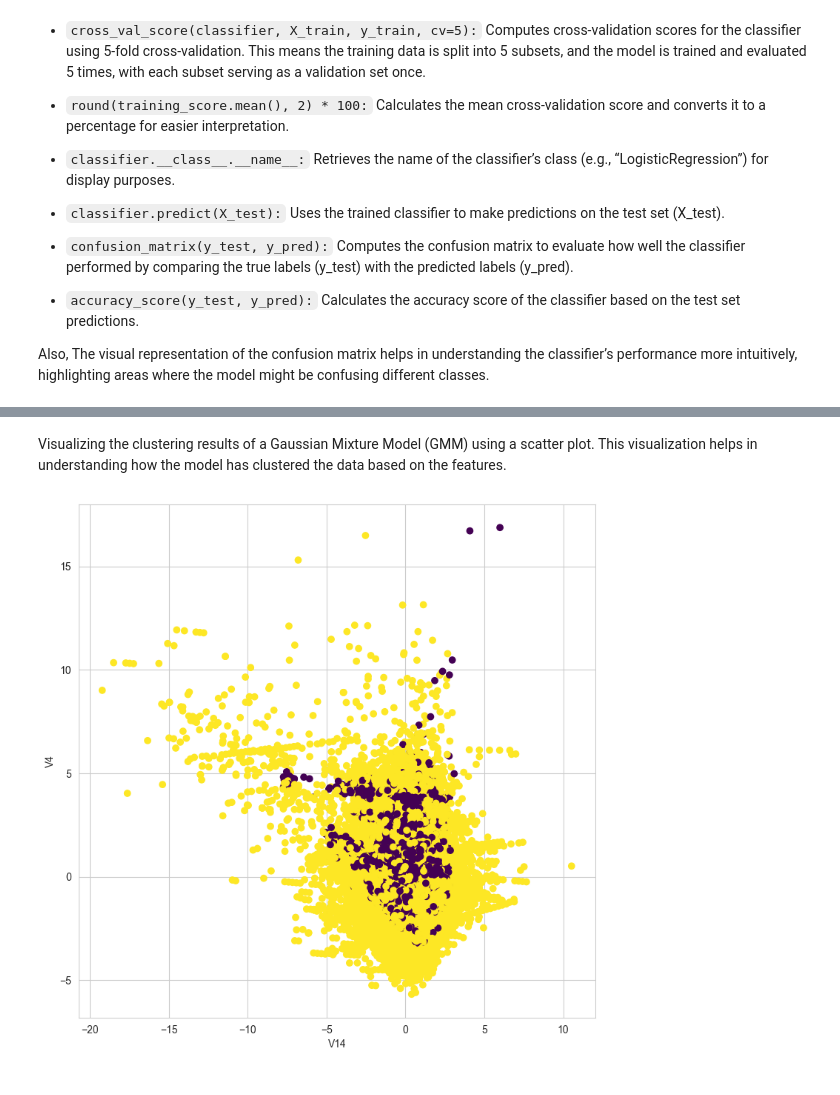
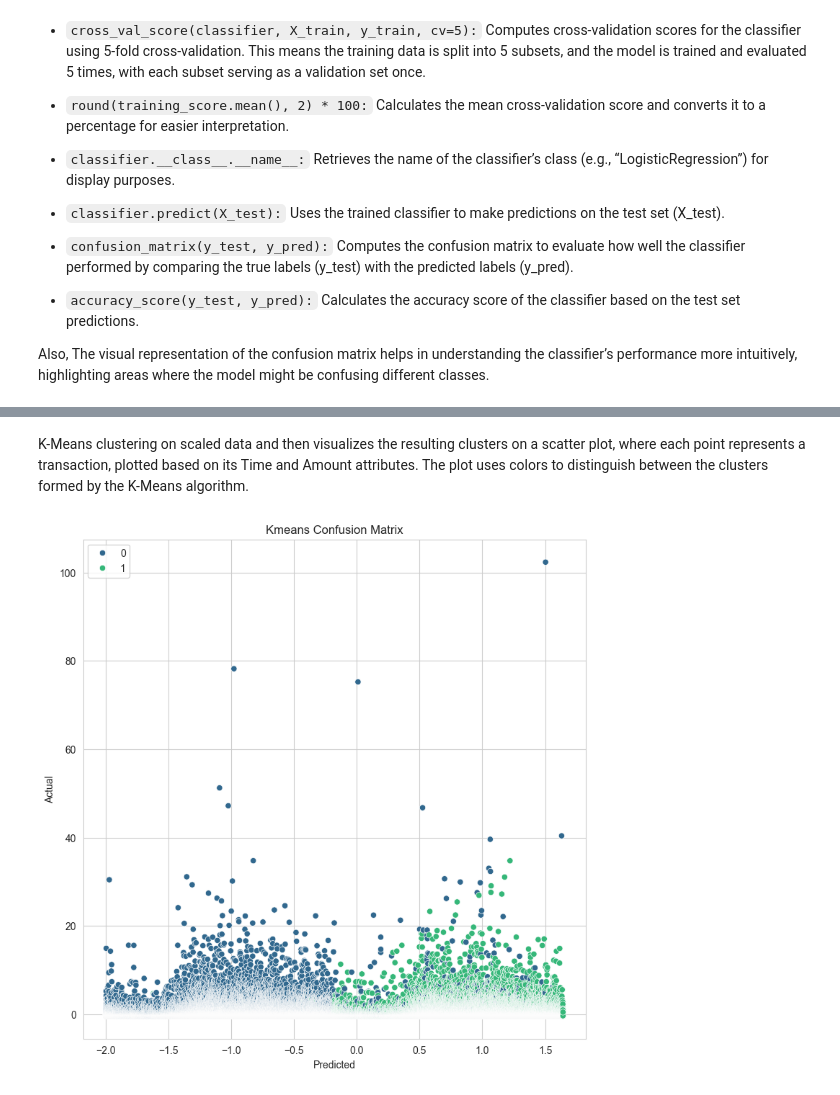
Before and after one commit to knetic0/gaihub-ml-project--1, a Jupyter notebook: gaihub_ml_notebook.ipynb, the cells around one changed output, grey strips where cells are left out. Saved outputs shown, nothing was run; the diff lists cells and outputs as text; code cells hidden in the pictures.

```diff
--- a/gaihub_ml_notebook.ipynb
+++ b/gaihub_ml_notebook.ipynb
@@ -367,10 +328,20 @@ Posibility:  [[0.00000000e+00 1.00000000e+00]
-# %% [markdown]
-Visualizing the clustering results of a Gaussian Mixture Model (GMM) using a scatter plot. This visualization helps in understanding how the model has clustered the data based on the features.
-# %%
-plt.figure(figsize=(9, 9))
-plt.scatter(X_train['V14'], X_train['V4'], c=y_train_pred, cmap='viridis')
-plt.xlabel('V14')
-plt.ylabel('V4')
-plt.show()
-# %% [output]
-[figure, removed]
+# %% [markdown]
+K-Means clustering on scaled data and then visualizes the resulting clusters on a scatter plot, where each point represents a transaction, plotted based on its Time and Amount attributes. The plot uses colors to distinguish between the clusters formed by the K-Means algorithm.
+# %%
+from sklearn.cluster import KMeans
+
+X_scaled = sc.fit_transform(X)
+
+kmeans = KMeans(n_clusters=2, n_init=10, random_state=42)
+kmeans.fit(X_scaled)
+
+clusters = kmeans.labels_
+
+plt.figure(figsize=(9, 9))
+sns.scatterplot(x=X['Time'], y=X['Amount'], hue=clusters, palette='viridis')
+plt.xlabel('Predicted')
+plt.ylabel('Actual')
+plt.title('Kmeans Confusion Matrix')
+plt.show()
+# %% [output]
+[figure, added]
```
Also changed, not shown: parts of 9 cells of this notebook, 1 other file.
